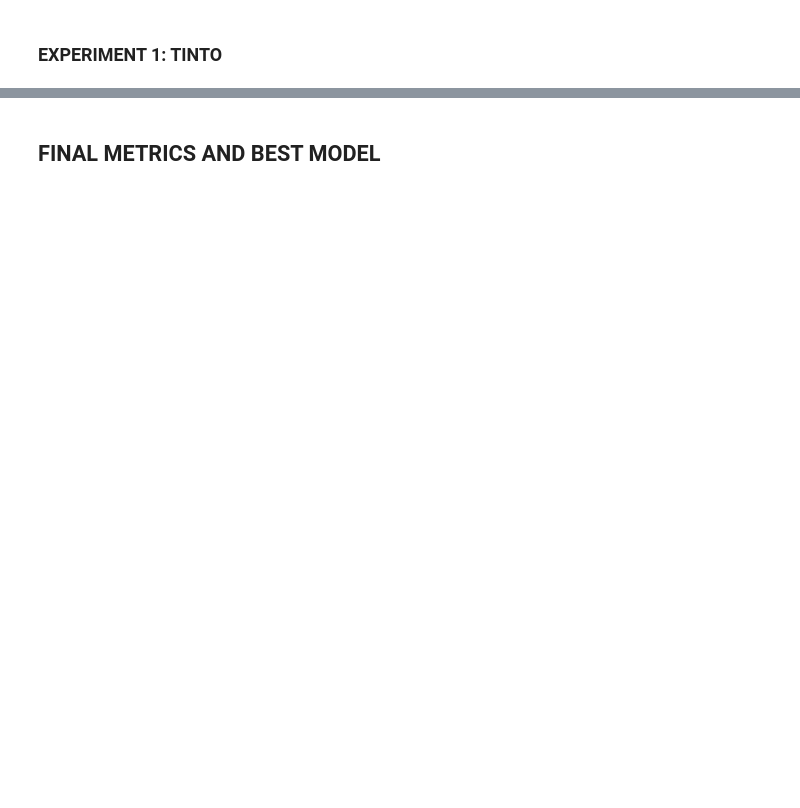
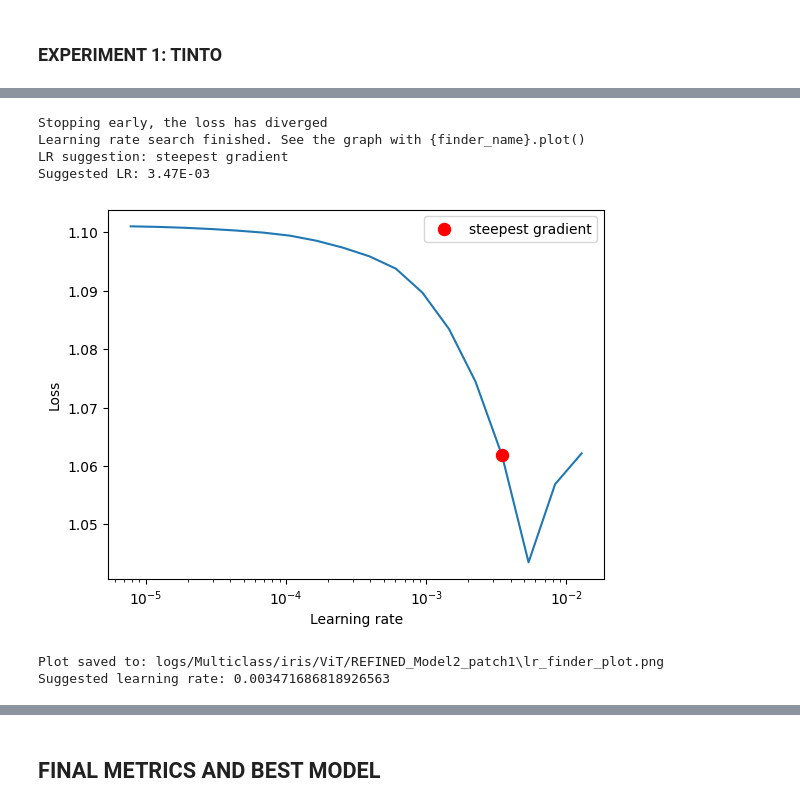
Before and after one commit to oeg-upm/TINTOlib-Crash_Course, a Jupyter notebook: 1_Notebooks/Pytorch/Pytorch_Multiclass-ViT-LRFinder+OneCycleLR.ipynb, the cells around one changed output, grey strips where cells are left out. Drawn from its saved outputs; the diff is of its cells as text; code cells hidden in the pictures; blank space fills up the shorter version.

```diff
--- a/1_Notebooks/Pytorch/Pytorch_Multiclass-ViT-LRFinder+OneCycleLR.ipynb
+++ b/1_Notebooks/Pytorch/Pytorch_Multiclass-ViT-LRFinder+OneCycleLR.ipynb
@@ -1420,2 +741,0 @@ images_folder = f"./HyNNImages/Multiclass/{dataset_name}/images_{dataset_name}_{
-# %%
-train_loader, val_loader, test_loader, attributes, imgs_shape  = load_and_preprocess_data(images_folder, image_model, problem_type, batch_size=batch_size)
@@ -1425,2 +741,0 @@ find_divisors(imgs_shape[1])
-# %%
-patch_size = 1
@@ -1455,2 +741,0 @@ images_folder = f"./HyNNImages/Multiclass/{dataset_name}/images_{dataset_name}_{
-# %%
-train_loader, val_loader, test_loader, attributes, imgs_shape  = load_and_preprocess_data(images_folder, image_model, problem_type, batch_size=batch_size)
@@ -1460,2 +741,0 @@ find_divisors(imgs_shape[1])
-# %%
-patch_size = 1
@@ -1473,0 +755,3 @@ model2_metrics = safe_compile_and_fit(model2, train_loader, val_loader, test_loa
+# %%
+lr = run_lr_finder(Model2, patch_size, attributes, imgs_shape, dataset_name, f"{name}_Model2_patch1", train_loader, val_loader, num_iter=num_epochs)
+# %% [output]
@@ -1473,0 +759,7 @@ model2_metrics = safe_compile_and_fit(model2, train_loader, val_loader, test_loa
+Stopping early, the loss has diverged
+Learning rate search finished. See the graph with {finder_name}.plot()
+LR suggestion: steepest gradient
+Suggested LR: 3.47E-03
+[figure, added]
+Plot saved to: logs/Multiclass/iris/ViT/REFINED_Model2_patch1\lr_finder_plot.png
+Suggested learning rate: 0.003471686818926563
```
Also changed, not shown: parts of 225 cells of this notebook, 8 other files.
